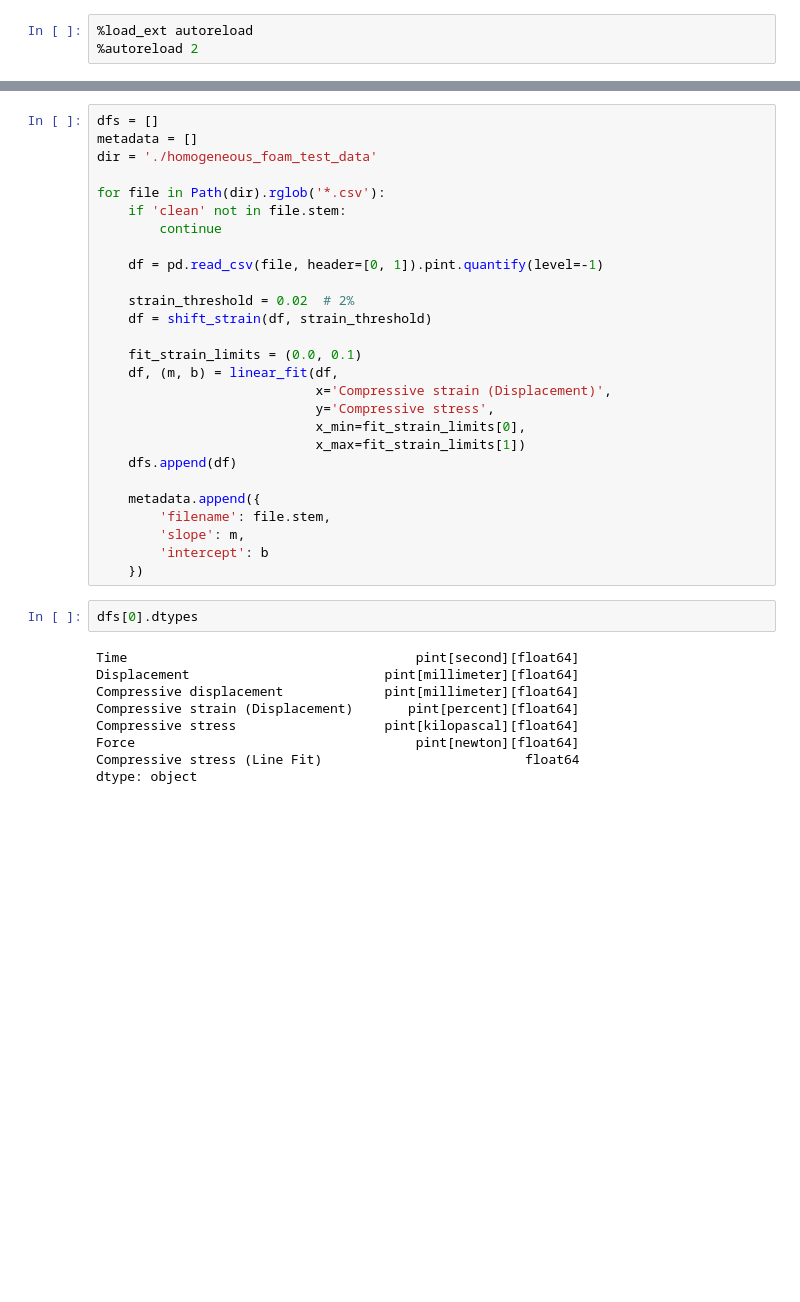
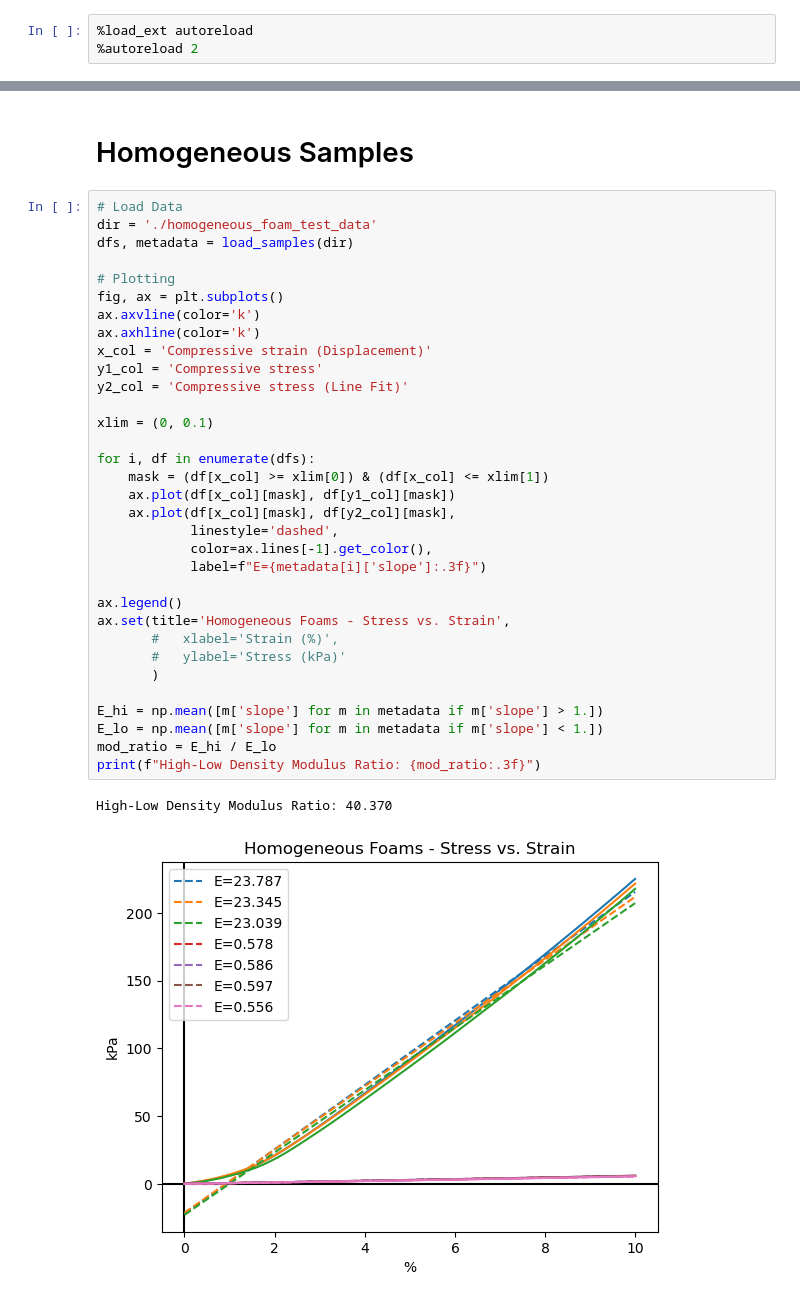
Before and after one commit to TransformativeRoboticsLab/FDE-Metamaterials, a Jupyter notebook: data/instron_tests/analysis.ipynb, the cells around one changed output, grey strips where cells are left out. Saved outputs shown, nothing was run; the diff lists cells and outputs as text; blank space fills up the shorter version.

```diff
--- a/data/instron_tests/analysis.ipynb
+++ b/data/instron_tests/analysis.ipynb
@@ -60,38 +17,38 @@ def linear_fit(df, x: str, y: str, x_min=None, x_max=None):
-# %%
-dfs = []
-metadata = []
-dir = './homogeneous_foam_test_data'
-
-for file in Path(dir).rglob('*.csv'):
-    if 'clean' not in file.stem:
-        continue
-
-    df = pd.read_csv(file, header=[0, 1]).pint.quantify(level=-1)
-
-    strain_threshold = 0.02  # 2%
-    df = shift_strain(df, strain_threshold)
-
-    fit_strain_limits = (0.0, 0.1)
-    df, (m, b) = linear_fit(df,
-                            x='Compressive strain (Displacement)',
-                            y='Compressive stress',
-                            x_min=fit_strain_limits[0],
-                            x_max=fit_strain_limits[1])
-    dfs.append(df)
-
-    metadata.append({
-        'filename': file.stem,
-        'slope': m,
-        'intercept': b
-    })
-# %%
-dfs[0].dtypes
-# %% [output]
-Time                                     pint[second][float64]
-Displacement                         pint[millimeter][float64]
-Compressive displacement             pint[millimeter][float64]
-Compressive strain (Displacement)       pint[percent][float64]
-Compressive stress                   pint[kilopascal][float64]
-Force                                    pint[newton][float64]
-Compressive stress (Line Fit)                          float64
-dtype: object
+# %% [markdown]
+# Homogeneous Samples
+# %%
+# Load Data
+dir = './homogeneous_foam_test_data'
+dfs, metadata = load_samples(dir)
+
+# Plotting
+fig, ax = plt.subplots()
+ax.axvline(color='k')
+ax.axhline(color='k')
+x_col = 'Compressive strain (Displacement)'
+y1_col = 'Compressive stress'
+y2_col = 'Compressive stress (Line Fit)'
+
+xlim = (0, 0.1)
+
+for i, df in enumerate(dfs):
+    mask = (df[x_col] >= xlim[0]) & (df[x_col] <= xlim[1])
+    ax.plot(df[x_col][mask], df[y1_col][mask])
+    ax.plot(df[x_col][mask], df[y2_col][mask],
+            linestyle='dashed',
+            color=ax.lines[-1].get_color(),
+            label=f"E={metadata[i]['slope']:.3f}")
+
+ax.legend()
+ax.set(title='Homogeneous Foams - Stress vs. Strain',
+       #   xlabel='Strain (%)',
+       #   ylabel='Stress (kPa)'
+       )
+
+E_hi = np.mean([m['slope'] for m in metadata if m['slope'] > 1.])
+E_lo = np.mean([m['slope'] for m in metadata if m['slope'] < 1.])
+mod_ratio = E_hi / E_lo
+print(f"High-Low Density Modulus Ratio: {mod_ratio:.3f}")
+# %% [output]
+High-Low Density Modulus Ratio: 40.370
+[figure, added]
```
Also changed, not shown: parts of 8 cells of this notebook.
